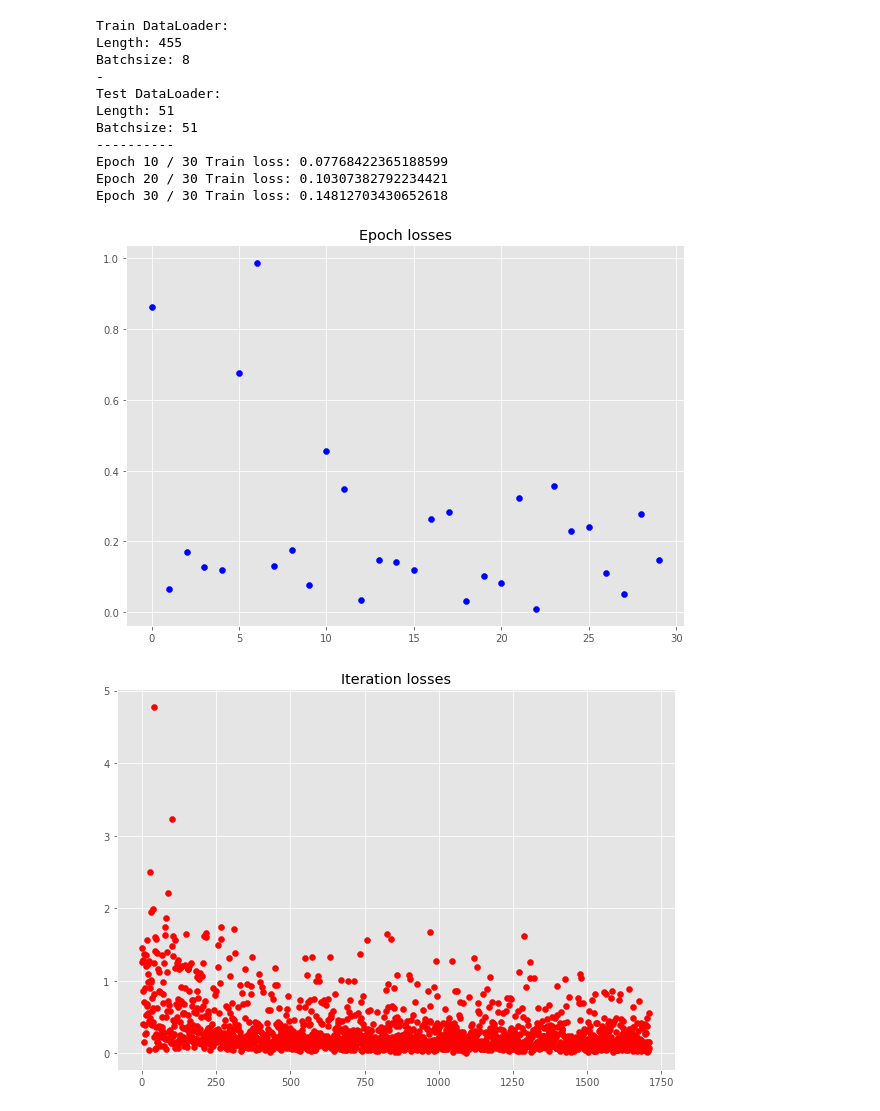
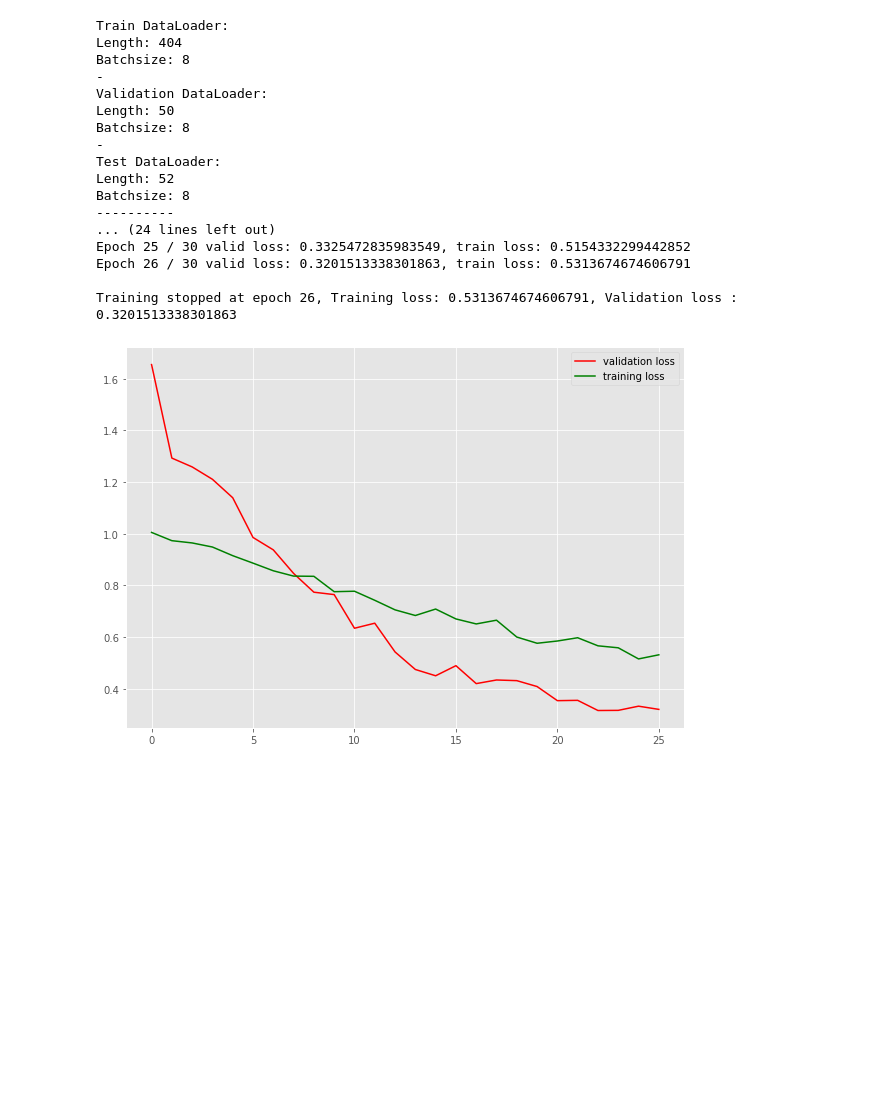
Before and after one commit to mogg3/applied-ai, a Jupyter notebook: Uppgift3/notebooks/Regression.ipynb, the cells around one changed output. Drawn from its saved outputs; the diff is of its cells as text; code cells hidden in the pictures; blank space fills up the shorter version.

Commit message:
Regression assignment 3 validation set added

```diff
--- a/Uppgift3/notebooks/Regression.ipynb
+++ b/Uppgift3/notebooks/Regression.ipynb
@@ -54 +62,14 @@ def get_data(df, batch_size):
+# %%
+def validate(valid_dataloader, loss_criterion, net):
+    valid_loss = np.zeros(len(valid_dataloader))
+
+    net.eval()
+    for i_batch, valid_batch in enumerate(valid_dataloader):
+        x, y = valid_batch
+        y = torch.reshape(y, (y.shape[0], 1))
+        predictions = net(x)
+        batch_loss = loss_criterion(predictions, y)
+        valid_loss[i_batch] = batch_loss.item()
+
+    return np.mean(valid_loss) # Mean loss for each batch from the validation set
 # %%
@@ -102,46 +130,50 @@ def train_net(net, train_dataloader, lr = 0.001, n_epochs = 30, loss_criterion =
 # %%
 df = pd.read_csv('../data/housing.csv', header=None, delimiter=r"\s+", names= ['CRIM', 'ZN', 'INDUS', 'CHAS', 'NOX', 'RM', 'AGE', 'DIS', 'RAD', 'TAX', 'PTRATIO', 'B', 'LSTAT', 'MEDV'])
 
-train_dataloader, test_dataloader = get_data(df, batch_size = 8)
+torch.manual_seed(0)
+
+train_dataloader, valid_dataloader, test_dataloader = get_data(df, batch_size = 8)
 
 print(f'Train DataLoader:\nLength: {len(train_dataloader.dataset)}\nBatchsize: {train_dataloader.batch_size}\n-')
+print(f'Validation DataLoader:\nLength: {len(valid_dataloader.dataset)}\nBatchsize: {valid_dataloader.batch_size}\n-')
 print(f'Test DataLoader:\nLength: {len(test_dataloader.dataset)}\nBatchsize: {test_dataloader.batch_size}\n{"-"*10}')
 
 net = nn.Sequential(nn.Linear(13,32), nn.ReLU(),
-                    nn.Linear(32,16), nn.ReLU(),
-                    nn.Dropout(),
+                    nn.Linear(32,16), nn.ReLU(), nn.Dropout(),
                     nn.Linear(16,1)).float()
 
-losses, iteration_losses = train_net(net,
-                                     train_dataloader,
-                                     lr = 0.001,
-                                     n_epochs = 30,
-                                     loss_criterion = nn.MSELoss())
+net, valid_losses, train_losses = train_net(net,
+                train_dataloader,
+                valid_dataloader,
+                lr = 0.0001,
+                n_epochs = 30,
+                loss_criterion = nn.MSELoss())
 # %% [output]
 Train DataLoader:
-Length: 455
+Length: 404
+Batchsize: 8
+-
+Validation DataLoader:
+Length: 50
 Batchsize: 8
 -
 Test DataLoader:
-Length: 51
-Batchsize: 51
+Length: 52
+Batchsize: 8
 ----------
-Epoch 10 / 30 Train loss: 0.07768422365188599
-Epoch 20 / 30 Train loss: 0.10307382792234421
-Epoch 30 / 30 Train loss: 0.14812703430652618
+... (24 lines left out)
+Epoch 25 / 30 valid loss: 0.3325472835983549, train loss: 0.5154332299442852
+Epoch 26 / 30 valid loss: 0.3201513338301863, train loss: 0.5313674674606791
+
+Training stopped at epoch 26, Training loss: 0.5313674674606791, Validation loss : 0.3201513338301863
 # %%
 plt.figure(figsize = (10,7))
-plt.scatter([i for i in range(len(losses))], [tensor.item() for tensor in losses], c = 'Blue')
-plt.title('Epoch losses')
+plt.plot([i for i in range(len(valid_losses))], list(valid_losses), c = 'red', label = 'validation loss')
+plt.plot([i for i in range(len(train_losses))], list(train_losses), c = 'green', label = 'training loss')
+plt.legend()
 plt.show()
-
-plt.figure(figsize = (10,7))
-plt.scatter([i for i in range(len(iteration_losses))], list(iteration_losses), c = 'Red')
-plt.title('Iteration losses')
-plt.show()
 # %% [output]
-[figure, old version]
+[figure, new version]
-[figure, removed]
 # %%
 def load_model(path):
     # Här sätter vi ett tomt nät med samma arkitektur som vi sedan laddar med dem sparade parametrarna
```
Also changed, not shown: parts of 9 cells of this notebook.
